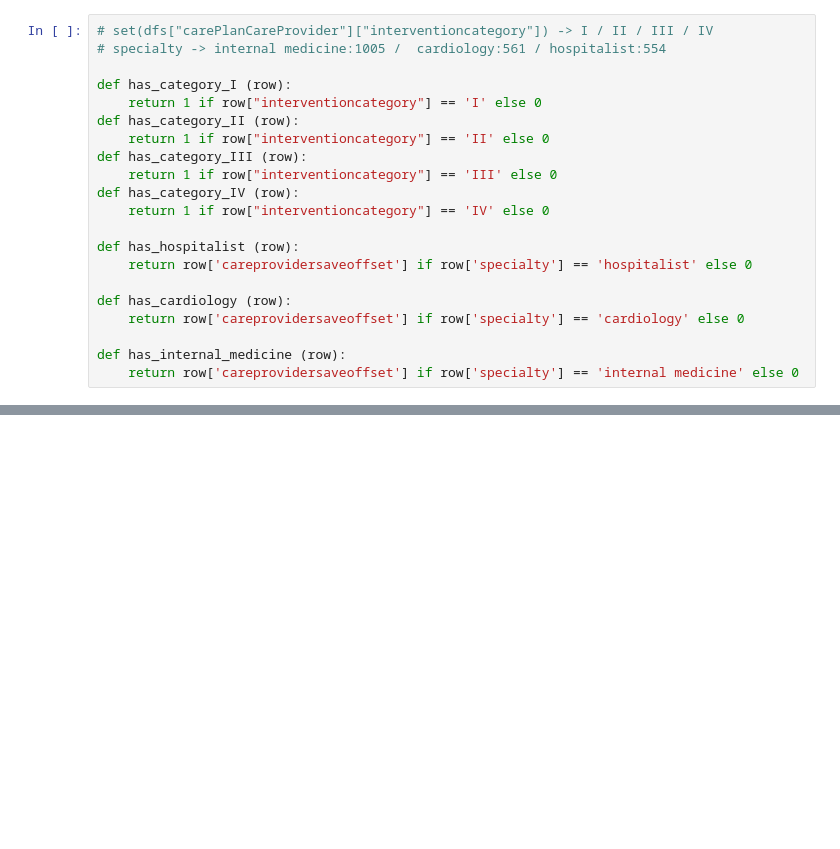
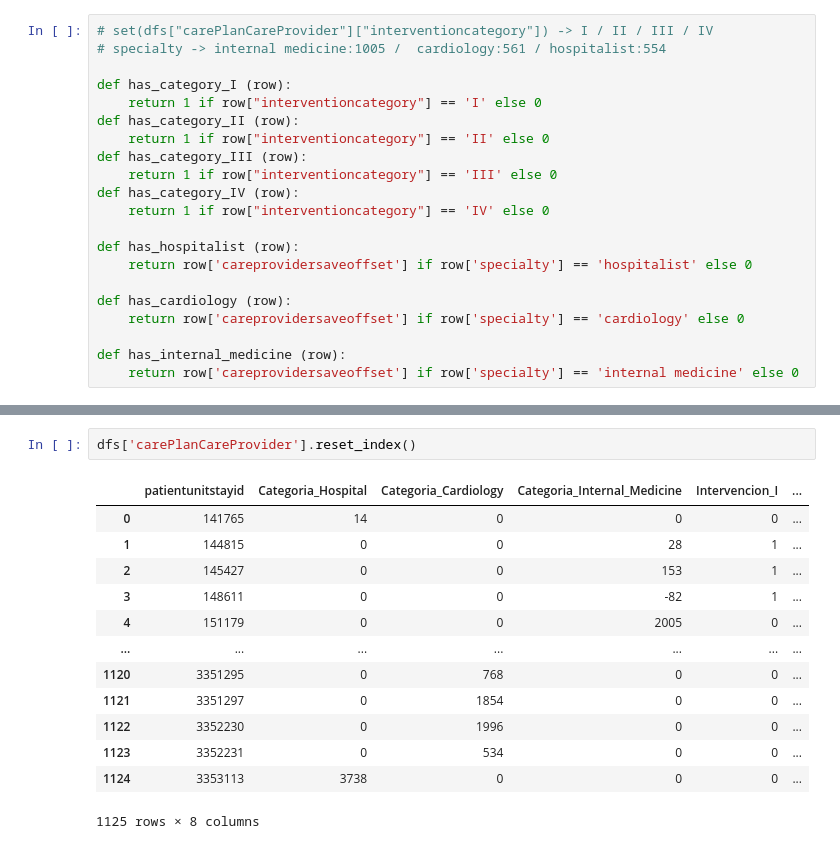
Before and after one commit to ThePylots/Reto1_Prediccion_Estancia_UCI, a Jupyter notebook: src/careplancareprovider_clean.ipynb, the cells around one changed output, grey strips where cells are left out. Cells and saved outputs as stored; diff of their text form; blank space fills up the shorter version.

```diff
--- a/src/careplancareprovider_clean.ipynb
+++ b/src/careplancareprovider_clean.ipynb
@@ -285,3 +289,19 @@ display(medicine)
+# %%
+dfs['carePlanCareProvider'].reset_index()
+# %% [output]
+|  | patientunitstayid | Categoria_Hospital | Categoria_Cardiology | Categoria_Internal_Medicine | Intervencion_I | ... |
+| 0 | 141765 | 14 | 0 | 0 | 0 | ... |
+| 1 | 144815 | 0 | 0 | 28 | 1 | ... |
+| 2 | 145427 | 0 | 0 | 153 | 1 | ... |
+| 3 | 148611 | 0 | 0 | -82 | 1 | ... |
+| 4 | 151179 | 0 | 0 | 2005 | 0 | ... |
+| ... | ... | ... | ... | ... | ... | ... |
+| 1120 | 3351295 | 0 | 768 | 0 | 0 | ... |
+| 1121 | 3351297 | 0 | 1854 | 0 | 0 | ... |
+| 1122 | 3352230 | 0 | 1996 | 0 | 0 | ... |
+| 1123 | 3352231 | 0 | 534 | 0 | 0 | ... |
+| 1124 | 3353113 | 3738 | 0 | 0 | 0 | ... |
+1125 rows × 8 columns
 # %%
 dfs['carePlanCareProvider'].info()
 print()
```
Also changed, not shown: parts of 5 cells of this notebook.
